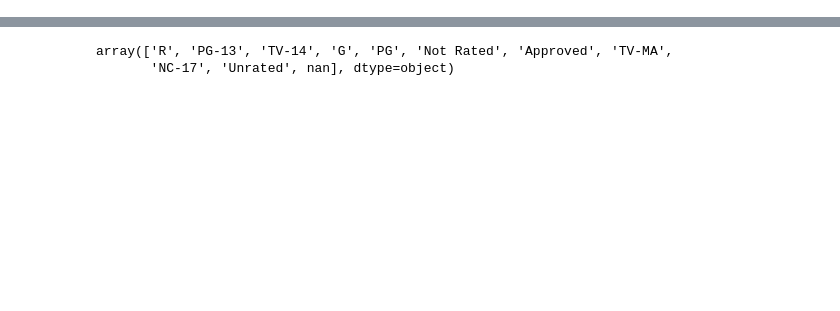
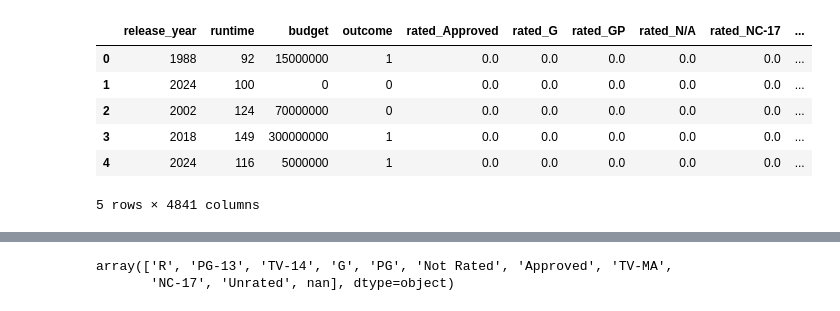
Before and after one commit to YesmelinP/Movie_Success_ML, a Jupyter notebook: logistic_regression.ipynb, the cells around one changed output, grey strips where cells are left out. Saved outputs shown, nothing was run; the diff lists cells and outputs as text; code cells hidden in the pictures; blank space fills up the shorter version.

Commit message:
load first part of the logistic regression model

```diff
--- a/logistic_regression.ipynb
+++ b/logistic_regression.ipynb
@@ -35,0 +136,5 @@ df.drop(['imdb_id', 'title', 'actors', 'director', 'overview', 'genre', 'revenue
+# %%
+#Organizing columns names and coverting the 'outcome' column into a boolean
+movies_df = movies_df[['release_year','runtime', 'rated','budget', 'star_1', 'star_2', 'star_3', 'genre_1','genre_2','genre_3', 'director_1','director_2','outcome']]
+movies_df['outcome'] = movies_df['outcome'].astype(int)
+movies_df.head(3)
@@ -35,0 +146,8 @@ df.drop(['imdb_id', 'title', 'actors', 'director', 'overview', 'genre', 'revenue
+# %%
+#Extracting the string(min) from the 'runtime' column
+def runtime_cleaner (string):
+    minutes = string.split(" ")[0]
+    return int(minutes)
+
+movies_df['runtime'] = movies_df['runtime'].map(runtime_cleaner)
+movies_df.head(3)
@@ -35,0 +159,3 @@ df.drop(['imdb_id', 'title', 'actors', 'director', 'overview', 'genre', 'revenue
+# %%
+# Identify categorical columns
+movies_categorical = movies_df.select_dtypes(include=["object"]).columns.tolist()
@@ -35,0 +175,12 @@ df.drop(['imdb_id', 'title', 'actors', 'director', 'overview', 'genre', 'revenue
+# %%
+# Create a OneHotEncoder instance
+enc = OneHotEncoder(sparse_output=False)
+
+# Fit and transform the OneHotEncoder using the categorical variable list
+encode_df = pd.DataFrame(enc.fit_transform(movies_df[movies_categorical]))
+
+# Add the encoded variable names to the DataFrame
+encode_df.columns = enc.get_feature_names_out(movies_categorical)
+
+# Display the first few rows of the encoded DataFrame
+encode_df.head()
@@ -35,0 +195,13 @@ df.drop(['imdb_id', 'title', 'actors', 'director', 'overview', 'genre', 'revenue
+# %%
+# Merge one-hot encoded features and drop the originals
+movies_df = movies_df.merge(encode_df,left_index=True, right_index=True)
+movies_df = movies_df.drop(movies_categorical, axis=1)
+movies_df.head()
+# %% [output]
+|  | release_year | runtime | budget | outcome | rated_Approved | rated_G | rated_GP | rated_N/A | rated_NC-17 | ... |
+| 0 | 1988 | 92 | 15000000 | 1 | 0.0 | 0.0 | 0.0 | 0.0 | 0.0 | ... |
+| 1 | 2024 | 100 | 0 | 0 | 0.0 | 0.0 | 0.0 | 0.0 | 0.0 | ... |
+| 2 | 2002 | 124 | 70000000 | 0 | 0.0 | 0.0 | 0.0 | 0.0 | 0.0 | ... |
+| 3 | 2018 | 149 | 300000000 | 1 | 0.0 | 0.0 | 0.0 | 0.0 | 0.0 | ... |
+| 4 | 2024 | 116 | 5000000 | 1 | 0.0 | 0.0 | 0.0 | 0.0 | 0.0 | ... |
+5 rows × 4841 columns
```
Also changed, not shown: parts of 21 cells of this notebook.
